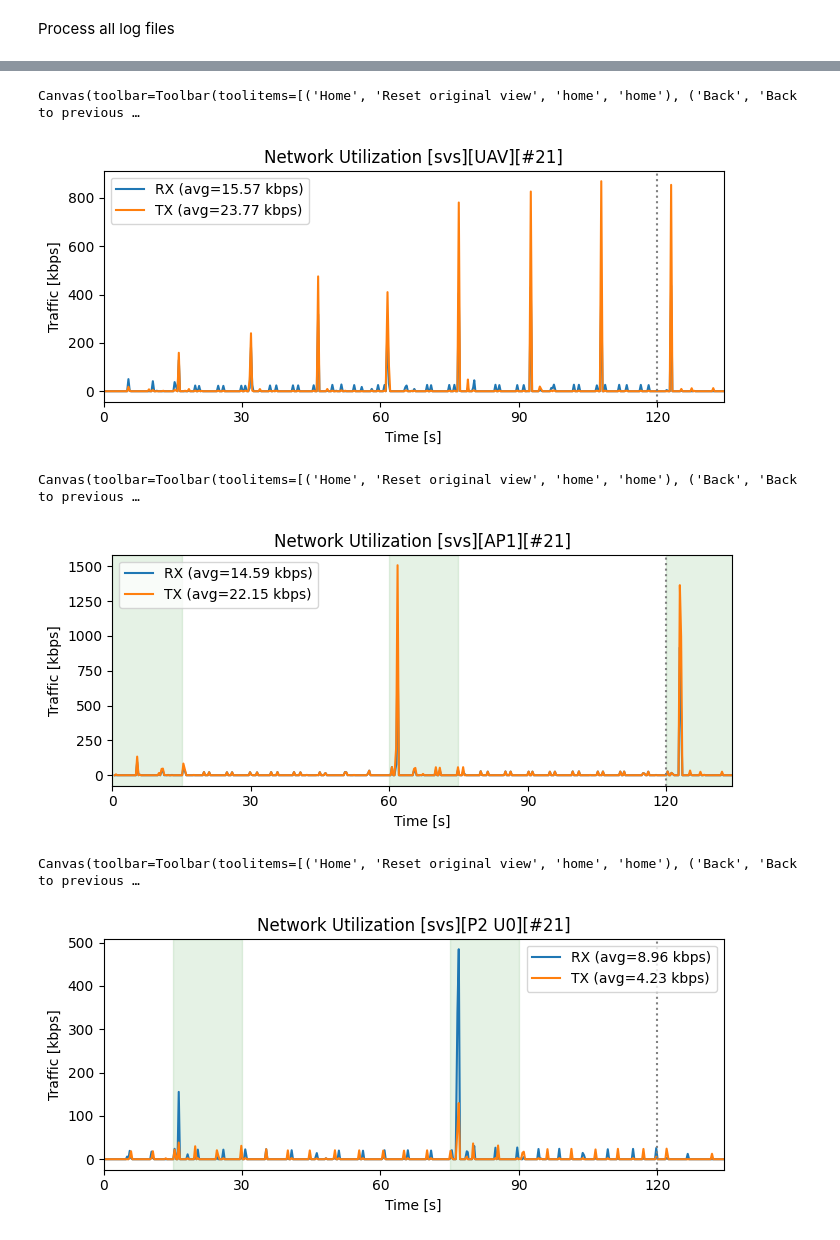
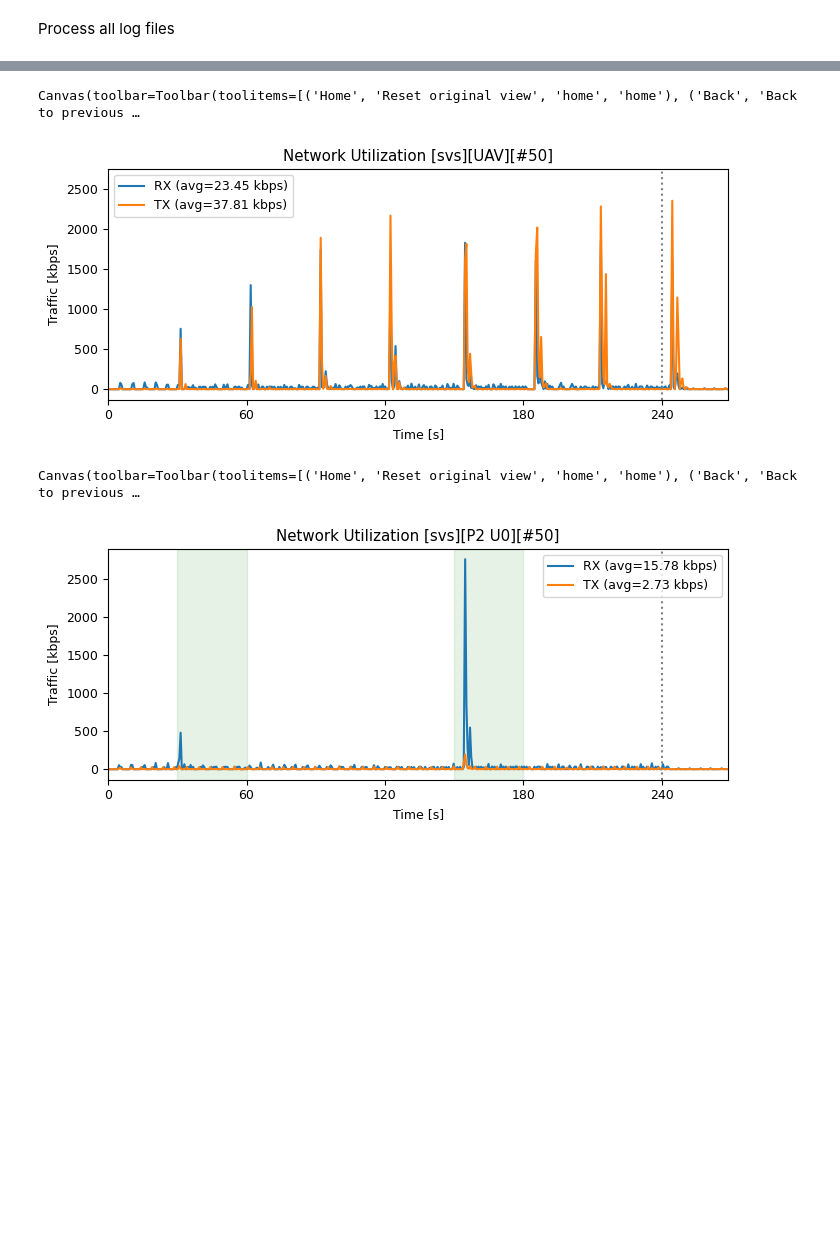
Before and after one commit to phylib/svs-pubsub-eval, a Jupyter notebook: results.ipynb, the cells around one changed output, grey strips where cells are left out. Drawn from its saved outputs; the diff is of its cells as text; code cells hidden in the pictures; blank space fills up the shorter version.

```diff
--- a/results.ipynb
+++ b/results.ipynb
@@ -18,15 +18,18 @@ from dateutil import parser
 # %% [markdown]
 Declare global paths and variables
 # %%
-OUTER_RUN = 21
+OUTER_RUN = 50
 PROTO = "svs"
 OUTER_LOG_DIR = "/home/vpatil/milcom/logs/{}/{}".format(OUTER_RUN, PROTO)
 
 PLATOONS = 4
 NODES_PER_PLATOON = 5
+SWITCH_TIME = 30
 RUN_NUMBER = 0
-SWITCH_TIME = 30
 NUM_ROUNDS = 2  # (while publishing)
+SCHEME = "new"
+
+NUM_RECVRS = (PLATOONS*NODES_PER_PLATOON-1) if SCHEME == "old" else ((PLATOONS-1)*NODES_PER_PLATOON-1)
 
 COLORS = ["blue", "orange", "red", "green"]
 MARKERS = ["^", "o", "^", "o"]
@@ -186,10 +197,15 @@ def plot_traffic(ax, codename, humanname, outer_run, proto):
     def avgv(x, y):
         return round(np.sum(y * 8 / 1000) / x[-1], 2)
 
+    def avgv1(agg, x):
+        return round((agg[max(agg.keys())] / x[-1]) * 8 / 1000, 2)
+
     x, y = aggr_to_xy(aggr_rx_bytes)
-    ax.plot(x, y * 8 / 1000, label="RX (avg={} kbps)".format(avgv(x,y)))
+
+    #ax.plot(x, y * 8 / 1000, label="RX (avg={} kbps)".format(avgv(x,y)))
+    ax.plot(x, y * 8 / 1000, label="RX (avg={} kbps)".format(avgv1(aggr_rx_bytes, x)))
     x, y = aggr_to_xy(aggr_tx_bytes)
-    ax.plot(x, y * 8 / 1000, label="TX (avg={} kbps)".format(avgv(x,y)))
+    ax.plot(x, y * 8 / 1000, label="TX (avg={} kbps)".format(avgv1(aggr_tx_bytes, x)))
     ax.axvline(x=SWITCH_TIME*PLATOONS*NUM_ROUNDS, color='gray', linestyle=':')
     # ax.set_xticks(np.append(ax.get_xticks(), SWITCH_TIME*PLATOONS*3))
     ax.set_xticks(np.arange(0, SWITCH_TIME*PLATOONS*(NUM_ROUNDS + 3), SWITCH_TIME * 2))
@@ -198,36 +214,34 @@ def plot_traffic(ax, codename, humanname, outer_run, proto):
     platoon = ''
     if 'ap' in codename:
         platoon = codename[-1]
     elif 'unit' in codename:
         platoon = codename.split('_')[1]
     if platoon:
         platoon = int(platoon)
 
         for i in range(0, NUM_ROUNDS + 3):
             ax.axvspan((platoon+i*PLATOONS-1)*SWITCH_TIME, (platoon+i*PLATOONS)*SWITCH_TIME, alpha=0.1, color='green')
 
 def plot_utilization(codename, humanname):
     fig, ax = plt.subplots()
     fig.set_size_inches(8, 3)
     ax.set_title('Network Utilization [{}][{}][#{}]'.format(PROTO, humanname, OUTER_RUN))
     ax.set_ylabel('Traffic [kbps]')
     ax.set_xlabel('Time [s]')
 
     plot_traffic(ax, codename, humanname, OUTER_RUN, PROTO)
 
     ax.legend()
 
     display(fig)
     plt.close()
 
 plot_utilization('uav', 'UAV')
-if PROTO != "ip":
-    plot_utilization('ap1', 'AP1')
+# if PROTO != "ip":
+    # plot_utilization('ap1', 'AP1')
 plot_utilization('unit_2_0', 'P2 U0')
 # %% [output]
 Canvas(toolbar=Toolbar(toolitems=[('Home', 'Reset original view', 'home', 'home'), ('Back', 'Back to previous …
-[figure, old version]
+[figure, new version]
 Canvas(toolbar=Toolbar(toolitems=[('Home', 'Reset original view', 'home', 'home'), ('Back', 'Back to previous …
-[figure, old version]
+[figure, new version]
-Canvas(toolbar=Toolbar(toolitems=[('Home', 'Reset original view', 'home', 'home'), ('Back', 'Back to previous …
-[figure, removed]
```
Also changed, not shown: parts of 7 cells of this notebook.
